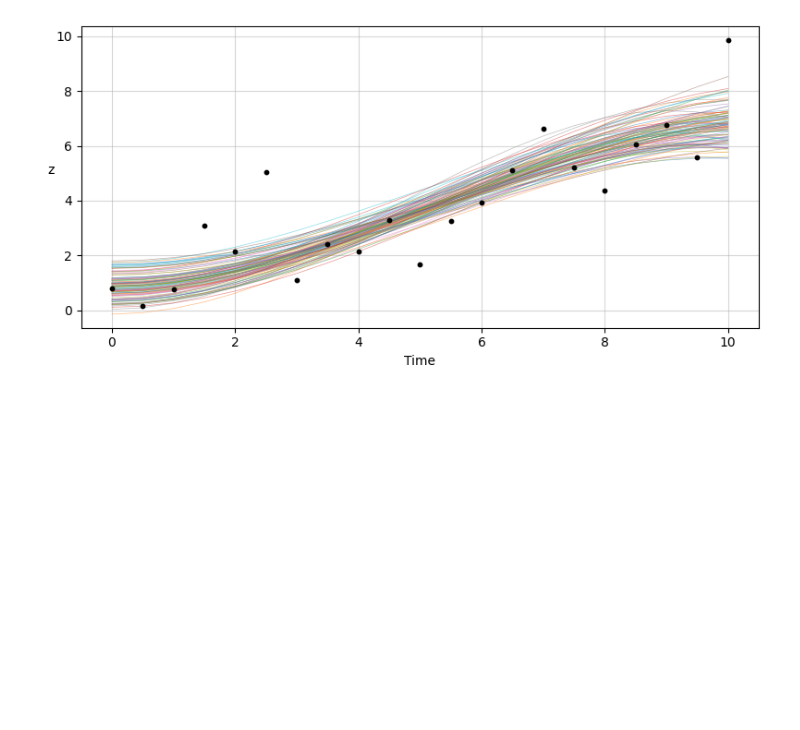
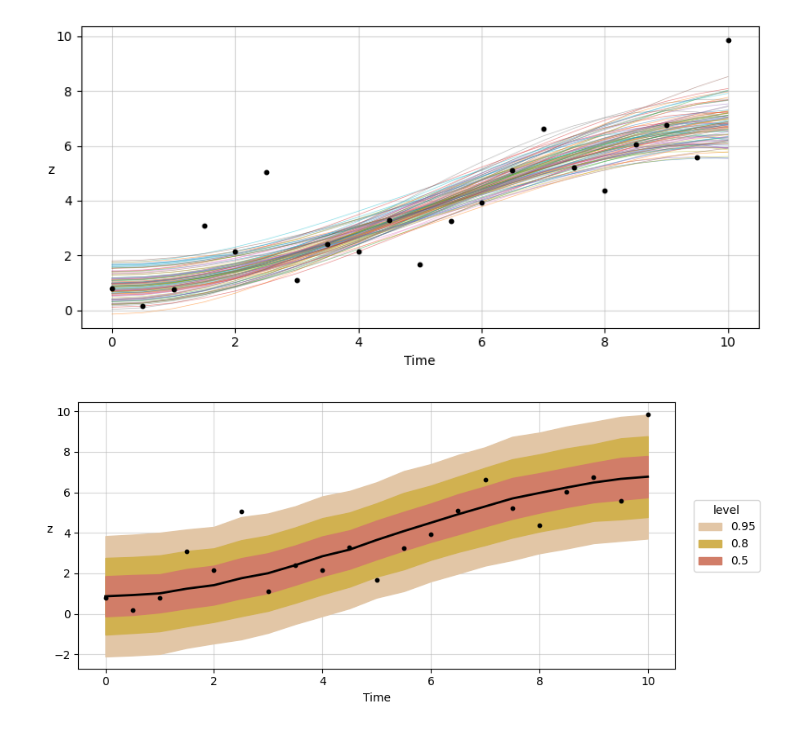
Before and after one commit to craigfouts/discourse, a Jupyter notebook: discourse/tutorials/numpyro/sandbox.ipynb, the cells around one changed output. Drawn from its saved outputs; the diff is of its cells as text; code cells hidden in the pictures; blank space fills up the shorter version.

```diff
--- a/discourse/tutorials/numpyro/sandbox.ipynb
+++ b/discourse/tutorials/numpyro/sandbox.ipynb
@@ -29,9 +28,10 @@ df.head().style.hide(axis='index')
 | 3.083851 | 1.500000 |
 | 2.163227 | 2.000000 |
 # %%
+t = df['time'].to_numpy()
 fig, ax = plt.subplots(figsize=(8, 4))
 ax.grid(alpha=.5)
-ax.scatter(df['time'], df['y'], s=100, zorder=2)
+ax.scatter(t, df['y'], s=100, zorder=2)
 ax.set_xlabel('Time')
 ax.set_ylabel(ylabel='y', rotation=0.)
 fig.tight_layout()
@@ -91,3 +90,23 @@ ax.set_ylabel('z', rotation=0.)
 fig.tight_layout()
 # %% [output]
 [figure]
+# %%
+predictive = Predictive(model, draws)
+y = (y_draws := predictive(key, df['time'].to_numpy())['y'].T).mean(-1)
+d = jnp.sort(jnp.sqrt(jnp.square((y_draws - y[:, None]))), -1)
+levels, colors, fills = (.95, .8, .5), ('#e2c6a6', '#d1b150', '#d17d68'), []
+fig, ax = plt.subplots(figsize=(8, 4))
+ax.grid(alpha=.5)
+
+for level, color in zip(levels, colors):
+    h = d[:, round(level*d.shape[1])]
+    fills.append(ax.fill_between(df['time'], y - h, y + h, color=color, zorder=2))
+
+ax.plot(t, y, linewidth=2., color='black')
+ax.scatter(t, df['y'], s=10, c='black', zorder=2)
+ax.set_xlabel('Time')
+ax.set_ylabel('z', rotation=0.)
+fig.legend(fills, levels, title='level', bbox_to_anchor=(1.12, .68))
+fig.tight_layout()
+# %% [output]
+[figure, added]
```
Also changed, not shown: parts of 3 cells of this notebook, 4 other files.
